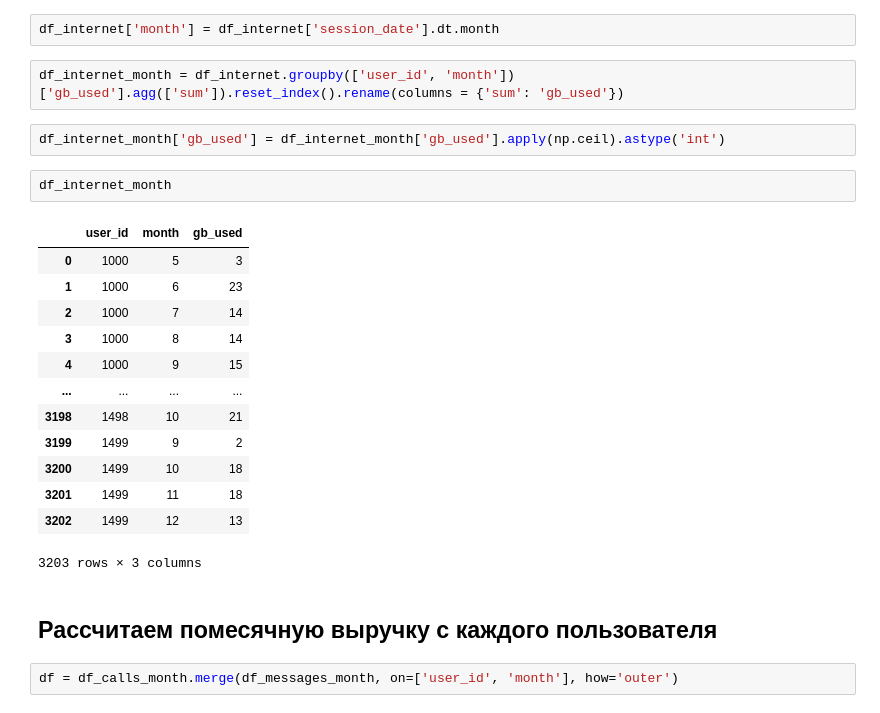
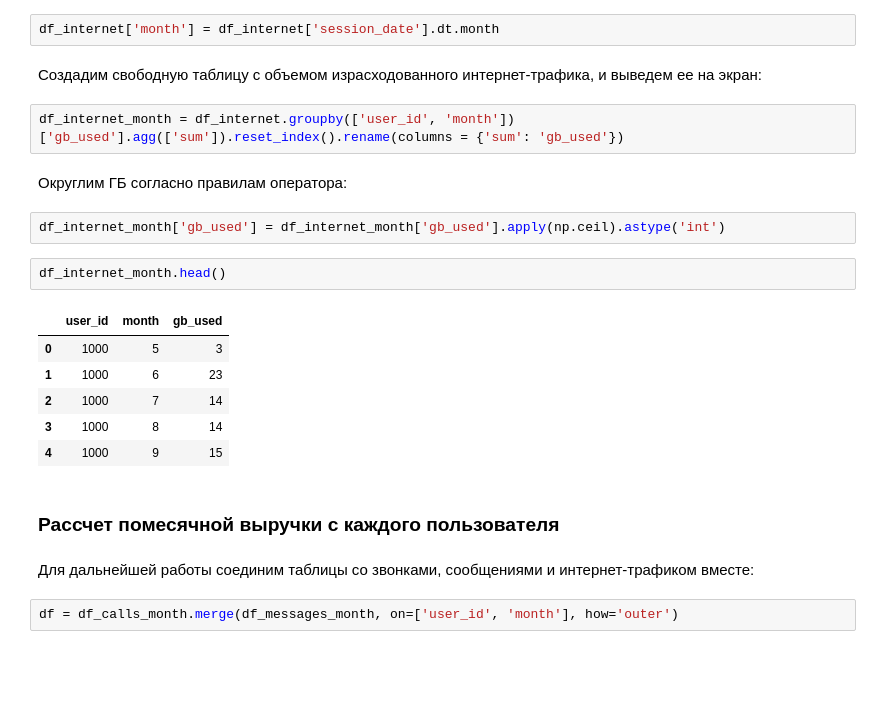
Before and after one commit to klipbn/klip_study, a Jupyter notebook: determination_of_promising_tariff/determination_of_promising_tariff.ipynb, the cells around one changed output. Cells and saved outputs as stored; diff of their text form; blank space fills up the shorter version.

```diff
--- a/determination_of_promising_tariff/determination_of_promising_tariff.ipynb
+++ b/determination_of_promising_tariff/determination_of_promising_tariff.ipynb
@@ -323,27 +448,26 @@ df_internet = df_internet.rename(columns={'mb_used': 'gb_used'})
 # %%
 df_internet['month'] = df_internet['session_date'].dt.month
+# %% [markdown]
+Создадим свободную таблицу с объемом израсходованного интернет-трафика, и выведем ее на экран:
 # %%
 df_internet_month = df_internet.groupby(['user_id', 'month'])['gb_used'].agg(['sum']).reset_index().rename(columns = {'sum': 'gb_used'})
+# %% [markdown]
+Округлим ГБ согласно правилам оператора:
 # %%
 df_internet_month['gb_used'] = df_internet_month['gb_used'].apply(np.ceil).astype('int')
 # %%
-df_internet_month
+df_internet_month.head()
 # %% [output]
 |  | user_id | month | gb_used |
 | 0 | 1000 | 5 | 3 |
 | 1 | 1000 | 6 | 23 |
 | 2 | 1000 | 7 | 14 |
 | 3 | 1000 | 8 | 14 |
 | 4 | 1000 | 9 | 15 |
-| ... | ... | ... | ... |
-| 3198 | 1498 | 10 | 21 |
-| 3199 | 1499 | 9 | 2 |
-| 3200 | 1499 | 10 | 18 |
-| 3201 | 1499 | 11 | 18 |
-| 3202 | 1499 | 12 | 13 |
-3203 rows × 3 columns
 # %% [markdown]
-## Рассчитаем помесячную выручку с каждого пользователя
+### Рассчет помесячной выручки с каждого пользователя
+# %% [markdown]
+Для дальнейшей работы соединим таблицы со звонками, сообщениями и интернет-трафиком вместе:
 # %%
 df = df_calls_month.merge(df_messages_month, on=['user_id', 'month'], how='outer')
 # %%
```
Also changed, not shown: parts of 170 cells of this notebook.
